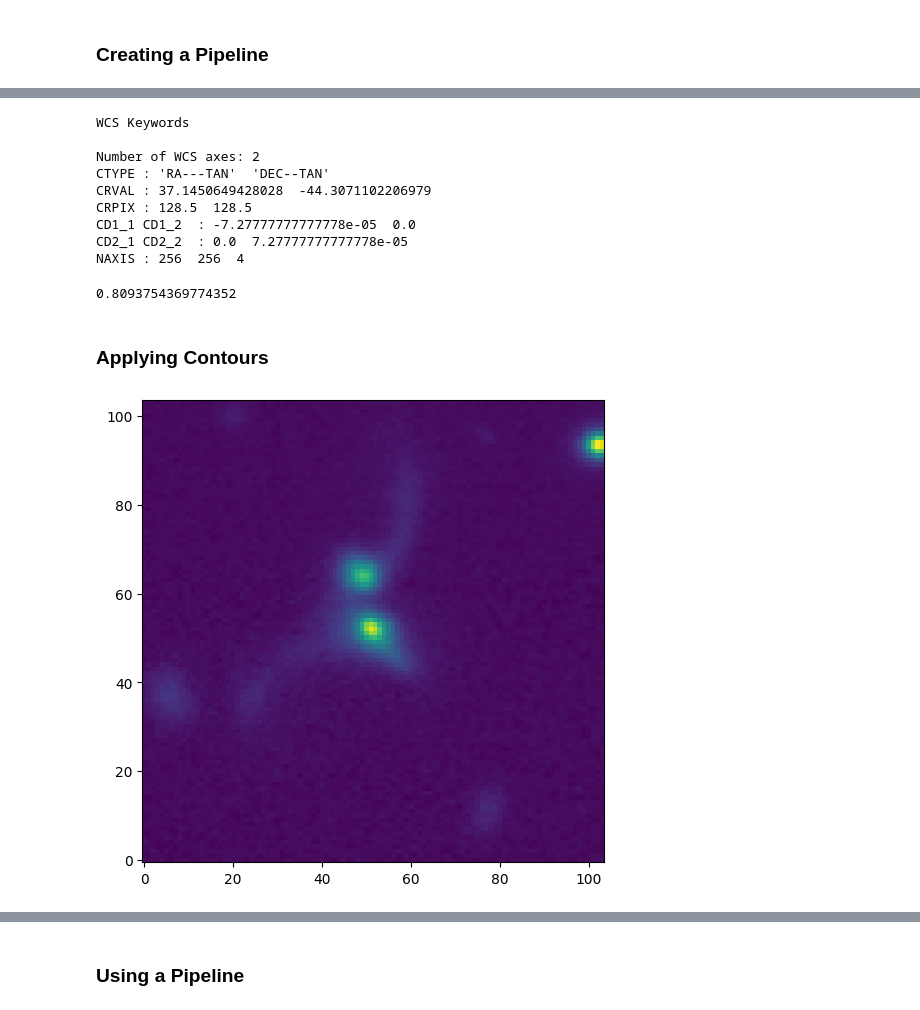
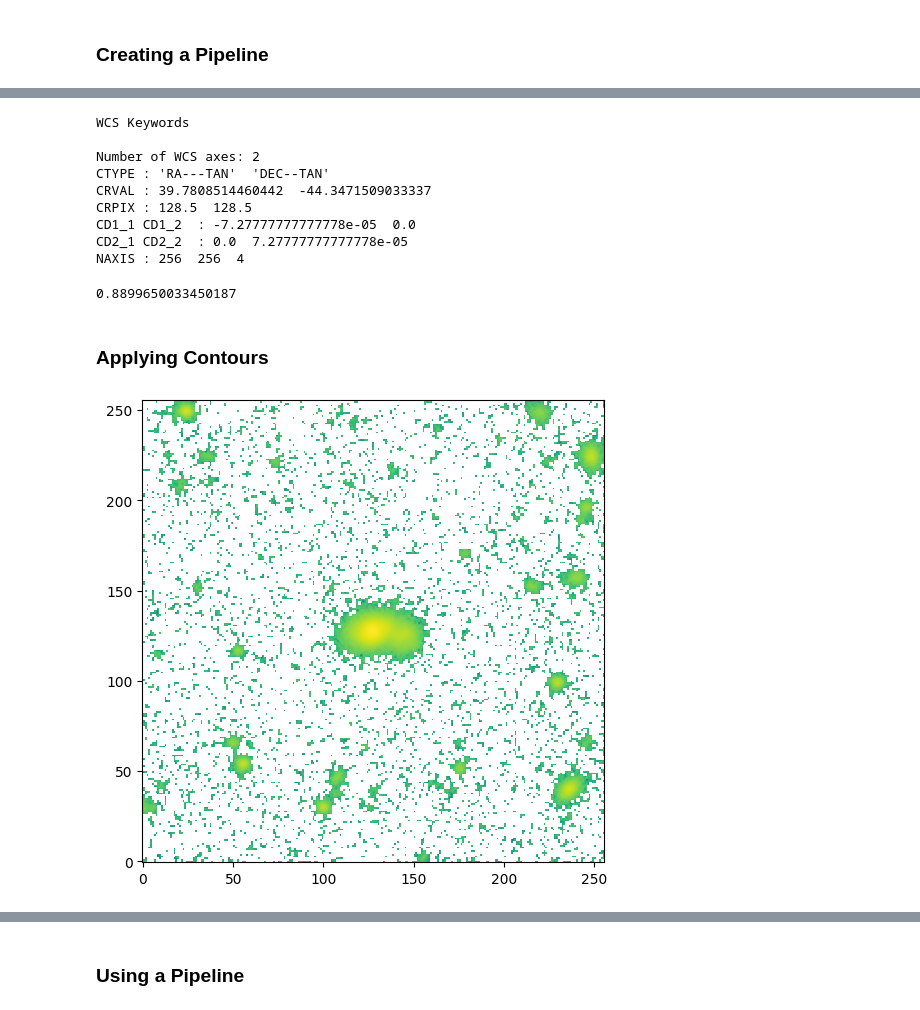
Before and after one commit to AstroORyan/mergers_in_desi, a Jupyter notebook: notebooks/analysis/merger-m20-gini.ipynb, the cells around one changed output, grey strips where cells are left out. Saved outputs shown, nothing was run; the diff lists cells and outputs as text; code cells hidden in the pictures.

```diff
--- a/notebooks/analysis/merger-m20-gini.ipynb
+++ b/notebooks/analysis/merger-m20-gini.ipynb
@@ -49,7 +49,7 @@ df_ids = (
 # %% [markdown]
 ### Testing Getting GINI Coefficient
 # %%
-n = 19
+n = 23
 # %%
 data = fits.getdata(df_paths.im_paths.iloc[n])
 header = fits.getheader(df_paths.im_paths.iloc[n])
@@ -128,7 +108,7 @@ WCS Keywords
 
 Number of WCS axes: 2
 CTYPE : 'RA---TAN'  'DEC--TAN'
-CRVAL : 37.1450649428028  -44.3071102206979
+CRVAL : 39.7808514460442  -44.3471509033337
 CRPIX : 128.5  128.5
 CD1_1 CD1_2  : -7.27777777777778e-05  0.0
 CD2_1 CD2_2  : 0.0  7.27777777777778e-05
@@ -137,21 +117,23 @@ NAXIS : 256  256  4
 data = fits.getdata(path)
 header = fits.getheader(path)
 
-w = WCS(header, naxis = 2)
+# w = WCS(header, naxis = 2)
 
-size = u.Quantity((10*petro_50, 10*petro_50), u.arcsec)
-coord = SkyCoord(ra = ra * u.deg, dec = dec * u.deg, frame = 'icrs')
-cutout = Cutout2D(data[1,:,:], coord, size, wcs = w)
+# size = u.Quantity((10*petro_50, 10*petro_50), u.arcsec)
+# coord = SkyCoord(ra = ra * u.deg, dec = dec * u.deg, frame = 'icrs')
+# cutout = Cutout2D(data[1,:,:], coord, size, wcs = w)
 
-naive_gini = morphology.gini(cutout.data)
+cutout = data[1,:,:]
+
+naive_gini = morphology.gini(cutout)
 naive_gini
 # %% [output]
-0.8093754369774352
+0.8899650033450187
 # %% [markdown]
 ### Applying Contours
 # %%
 plt.figure(figsize = (6,6))
-plt.imshow(cutout.data, origin = 'lower')
+plt.imshow(np.log10(cutout), origin = 'lower')
 plt.show()
 # %% [output]
-[figure, old version]
+[figure, new version]
```
Also changed, not shown: parts of 17 cells of this notebook, 11 other files.
